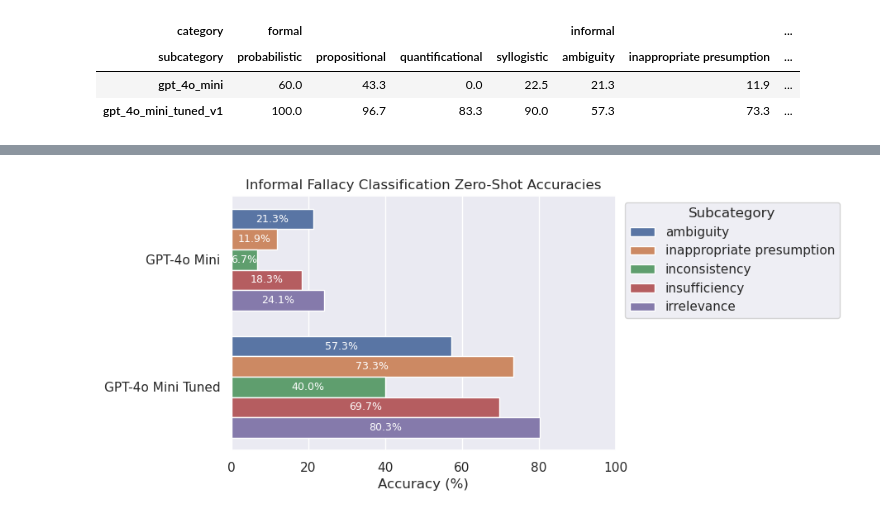
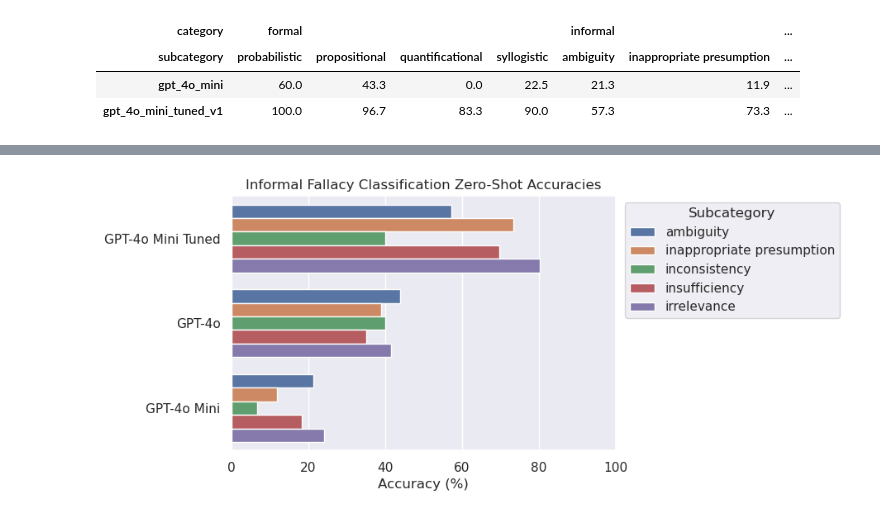
Before and after one commit to aimfeld/fallacy-detection, a Jupyter notebook: fallacy-classification.ipynb, the cells around one changed output, grey strips where cells are left out. Drawn from its saved outputs; the diff is of its cells as text; code cells hidden in the pictures.

```diff
--- a/fallacy-classification.ipynb
+++ b/fallacy-classification.ipynb
@@ -248,7 +252,9 @@ plot_accuracies(
 df_fallacies_e4 = get_fallacy_df('data/fallacies_e4.csv')
 df_fallacies_e5 = get_fallacy_df('data/fallacies_e5.csv')
 
-df_fallacies_e5 = df_fallacies_e5.merge(df_fallacies_e4[['entity', 'fallacy', 'gpt_4o_mini_response']],
-                                        on=['entity', 'fallacy'])
+df_fallacies_e5 = df_fallacies_e5.merge(
+    df_fallacies_e4[['entity', 'fallacy', 'gpt_4o_response', 'gpt_4o_mini_response']],
+    on=['entity', 'fallacy']
+)
 df_fallacies_e5.head()
 # %% [output]
@@ -355,15 +377,16 @@ plot_accuracies(
 # %%
 df_informal_accuracies_long_e5 = df_subcategory_accuracies_long_e5[
     df_subcategory_accuracies_long_e5['category'] == 'informal']
 
 plot_accuracies(
     data=add_llm_info(df_informal_accuracies_long_e5),
     figsize=(6, 4),
     title='Informal Fallacy Classification Zero-Shot Accuracies',
     hue='subcategory',
     legend_title='Subcategory',
     legend_anchor=(1.6, 1),
-    annotate=True,
+    order=[llm.label for llm in [LLM.GPT_4O_MINI_TUNED, LLM.GPT_4O, LLM.GPT_4O_MINI]],
+    annotate=False,
 )
 # %% [output]
-[figure, old version]
+[figure, new version]
```
Also changed, not shown: parts of 14 cells of this notebook, 3 other files.
